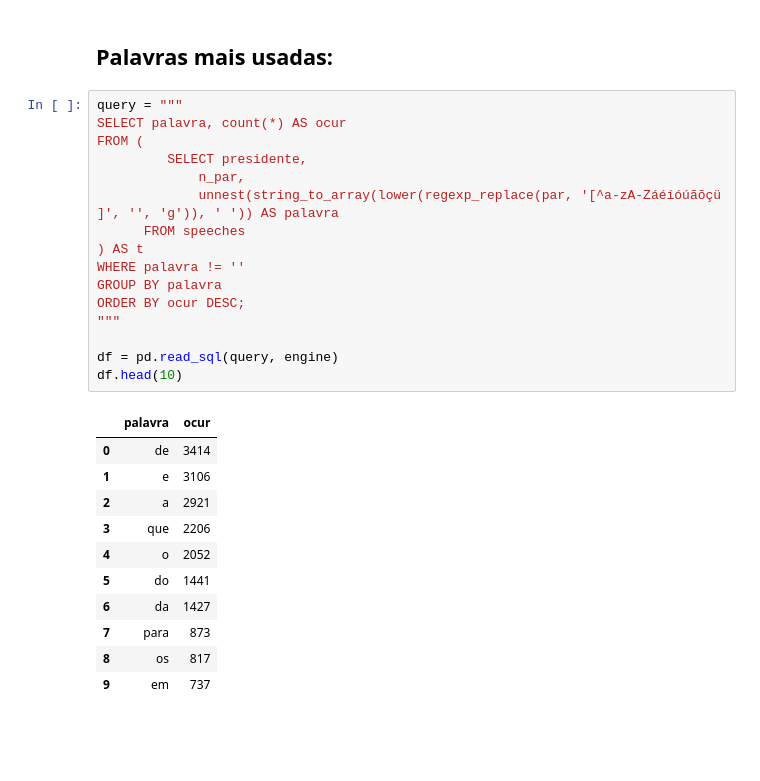
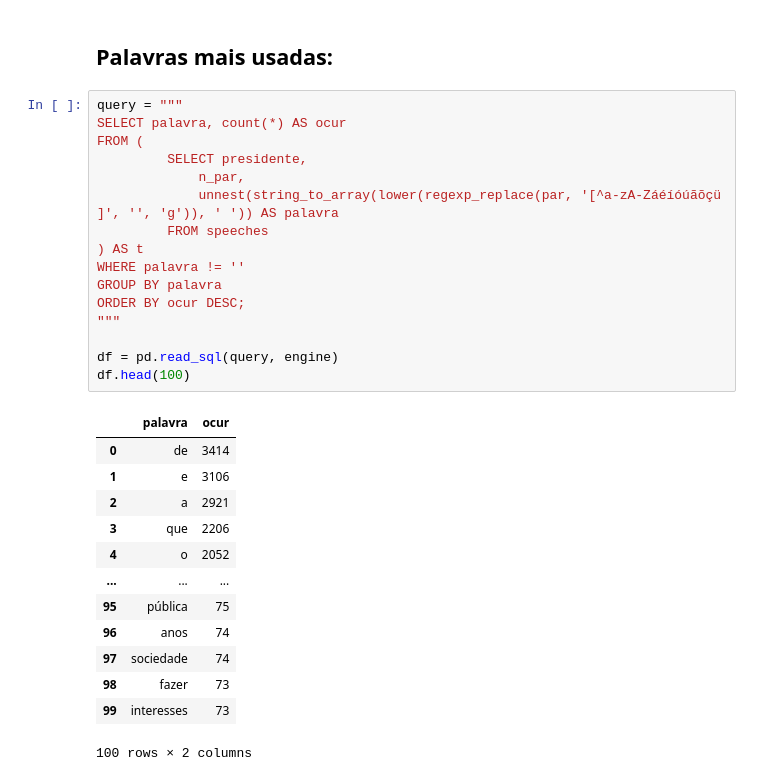
Before and after one commit to PhysicTeacherCode/Brazil-President-s-Speeches-Analysis, a Jupyter notebook: notebooks/01-exploratory.ipynb, the cells around one changed output. Saved outputs shown, nothing was run; the diff lists cells and outputs as text; blank space fills up the shorter version.

```diff
--- a/notebooks/01-exploratory.ipynb
+++ b/notebooks/01-exploratory.ipynb
@@ -58,28 +59,30 @@ memory usage: 36.2+ KB
 # %%
 query = """
 SELECT palavra, count(*) AS ocur
 FROM (
          SELECT presidente,
              n_par,
              unnest(string_to_array(lower(regexp_replace(par, '[^a-zA-Záéíóúãõçü ]', '', 'g')), ' ')) AS palavra
-      FROM speeches
+         FROM speeches
 ) AS t
 WHERE palavra != ''
 GROUP BY palavra
 ORDER BY ocur DESC;
 """
 
 df = pd.read_sql(query, engine)
-df.head(10)
+df.head(100)
 # %% [output]
 |  | palavra | ocur |
 | 0 | de | 3414 |
 | 1 | e | 3106 |
 | 2 | a | 2921 |
 | 3 | que | 2206 |
 | 4 | o | 2052 |
-| 5 | do | 1441 |
-| 6 | da | 1427 |
-| 7 | para | 873 |
-| 8 | os | 817 |
-| 9 | em | 737 |
+| ... | ... | ... |
+| 95 | pública | 75 |
+| 96 | anos | 74 |
+| 97 | sociedade | 74 |
+| 98 | fazer | 73 |
+| 99 | interesses | 73 |
+100 rows × 2 columns
```
Also changed, not shown: parts of 4 cells of this notebook.
